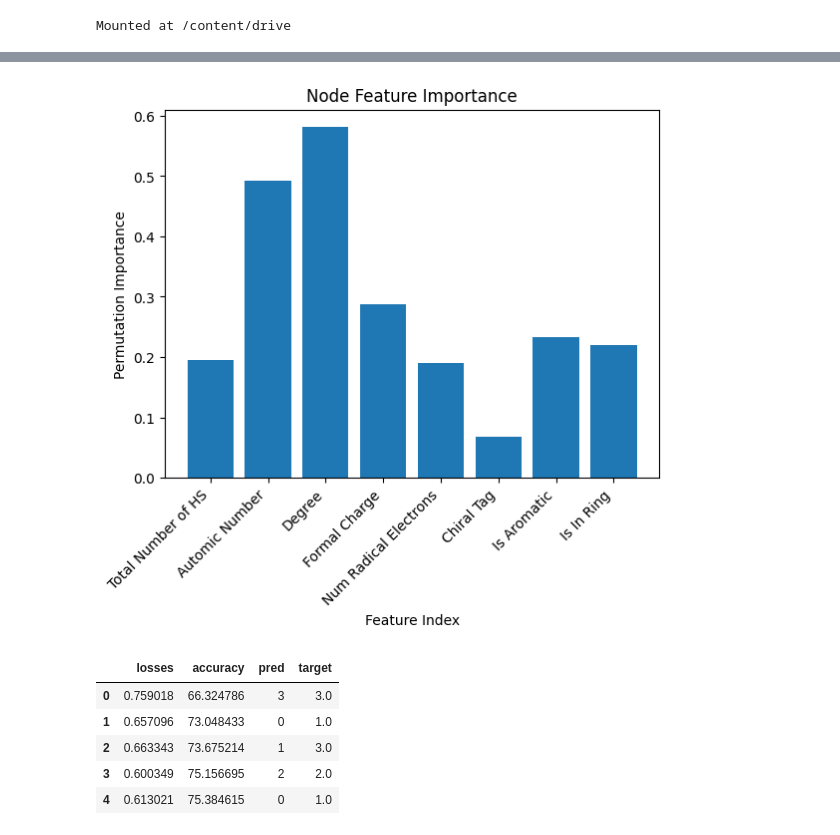
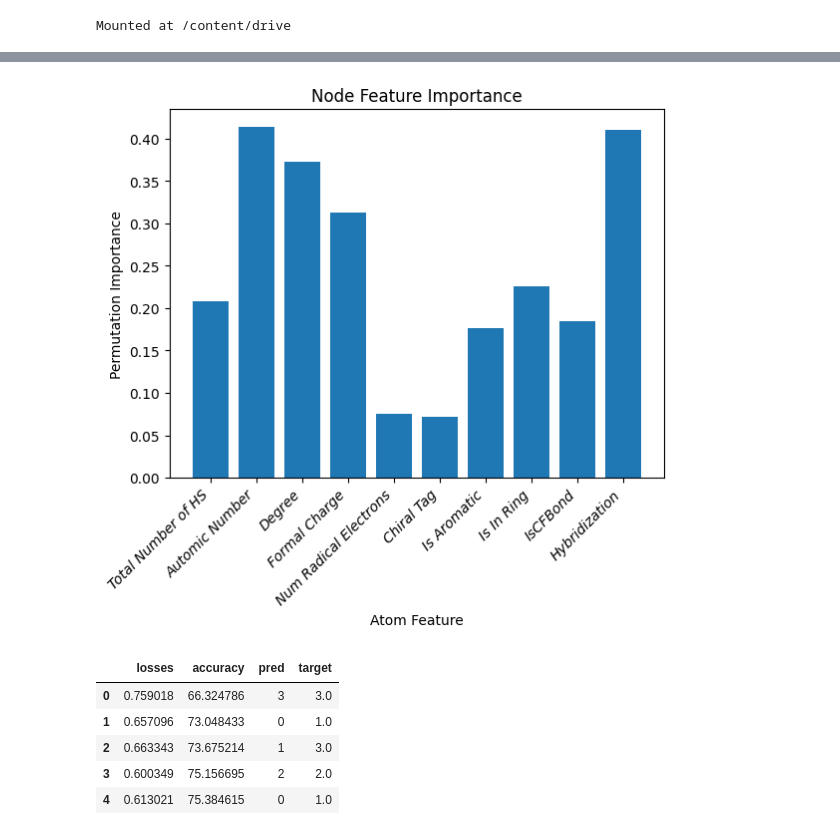
Before and after one commit to aadarsh0709/gnnmodelpfas, a Jupyter notebook: simplemodelgnnidsmilesgraphconversionv4.ipynb, the cells around one changed output, grey strips where cells are left out. Saved outputs shown, nothing was run; the diff lists cells and outputs as text; code cells hidden in the pictures.

```diff
--- a/simplemodelgnnidsmilesgraphconversionv4.ipynb
+++ b/simplemodelgnnidsmilesgraphconversionv4.ipynb
@@ -468,6 +537,6 @@ test_set["Species"] = one_hot_encodearray(test_set["Species"])
 test_set["Sex"] = one_hot_encodearray(test_set["Sex"])
 test_set["DosingAdj"] = one_hot_encodearray(test_set["DosingAdj"])
 
-train_dataset2 = MoleculeDatasetMemory("/content/drive/MyDrive/traindatafinal_newmemory64", train_set, 'kmeans_bin')
-test_dataset2 = MoleculeDatasetMemory("/content/drive/MyDrive/testdatafinal_newmemory64", test_set, 'kmeans_bin')
+train_dataset2 = MoleculeDatasetMemory("/content/drive/MyDrive/traindatafinal_newmemory0221", train_set, 'kmeans_bin')
+test_dataset2 = MoleculeDatasetMemory("/content/drive/MyDrive/testdatafinal_newmemory0221", test_set, 'kmeans_bin')
 # %% [output]
@@ -760,7 +833,7 @@ device = torch.device("cuda" if torch.cuda.is_available() else "cpu")
 model = model.to(device)
 
 # Data loader
-NUM_GRAPHS_PER_BATCH = 512
+NUM_GRAPHS_PER_BATCH = 1024
 NUM_EPOCHS = 100
 
 train_loader2 = DataLoader(train_dataset2, batch_size=NUM_GRAPHS_PER_BATCH, shuffle=True, num_workers = 32, pin_memory=True)
@@ -843,17 +916,17 @@ for feature_index in range(train_dataset2.num_node_features):  # Assuming node f
 # %%
 
 import matplotlib.pyplot as plt
-features=["Total Number of HS", "Automic Number", "Degree", "Formal Charge", "Num Radical Electrons", "Chiral Tag", "Is Aromatic", "Is In Ring"]
+features=["Total Number of HS", "Automic Number", "Degree", "Formal Charge", "Num Radical Electrons", "Chiral Tag", "Is Aromatic", "Is In Ring", "IsCFBond", "Hybridization"]
 
 #plt.bar(range(len(feature_importances)), feature_importances)
 plt.bar(features, feature_importances)
-plt.xticks(rotation=45, ha="right")
-plt.xlabel('Feature Index')
+plt.xticks(rotation=45, ha="right", style='oblique')
+plt.xlabel('Atom Feature')
 plt.ylabel('Permutation Importance')
 plt.title('Node Feature Importance')
 plt.show()
 # %% [output]
-[figure, old version]
+[figure, new version]
 # %%
 losses_float = [float(loss.cpu().detach().numpy()) for loss in losses]
 losses_np = np.array([x.item() for x in losses])
```
Also changed, not shown: parts of 12 cells of this notebook.
